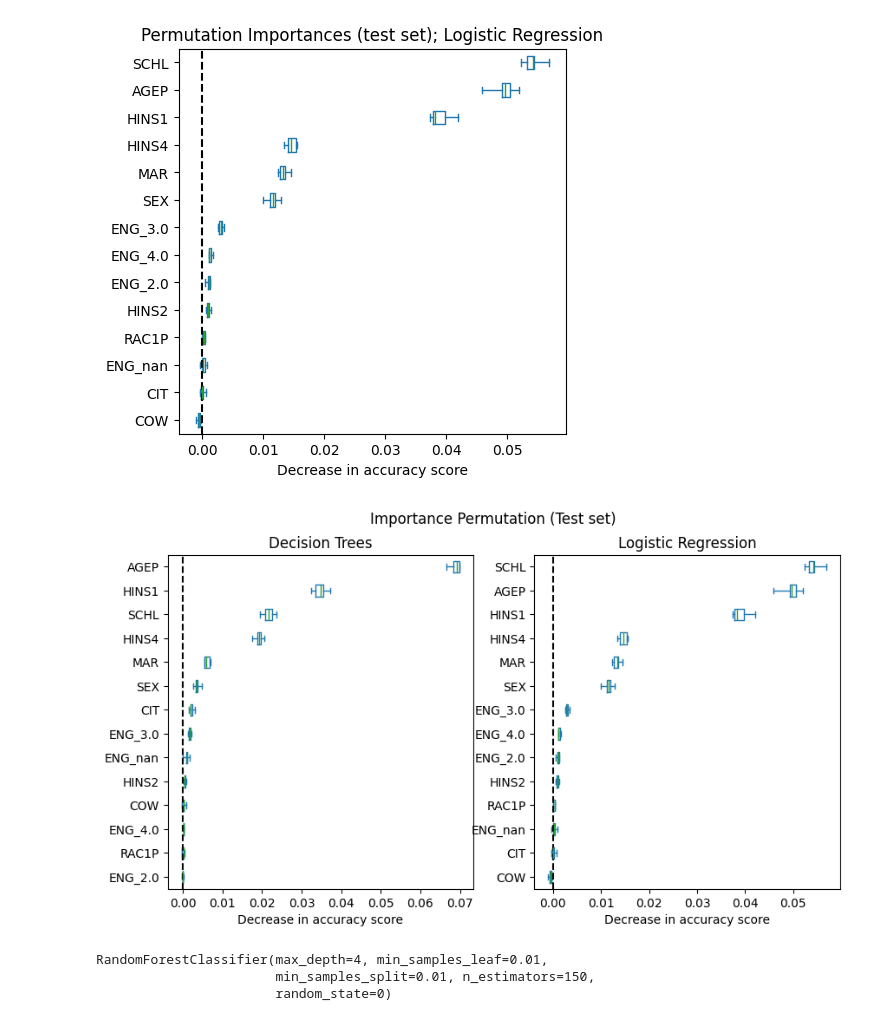
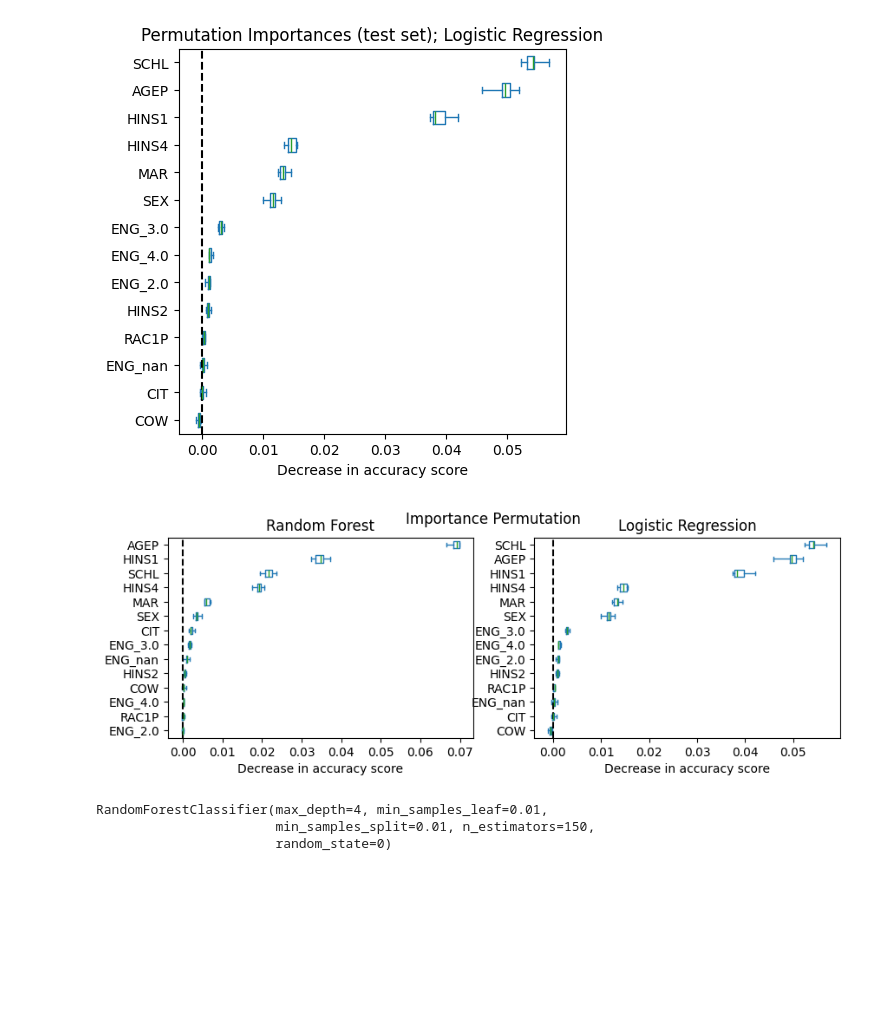
Before and after one commit to PHILIPWins/Algorithmic_Fairness, a Jupyter notebook: Assignment1/afae24-assignment-01-oleg - Philip.ipynb, the cells around one changed output. Saved outputs shown, nothing was run; the diff lists cells and outputs as text; code cells hidden in the pictures; blank space fills up the shorter version.

```diff
--- a/Assignment1/afae24-assignment-01-oleg - Philip.ipynb
+++ b/Assignment1/afae24-assignment-01-oleg - Philip.ipynb
@@ -514,34 +524,34 @@ plt.show()
 # %%
 from sklearn.inspection import permutation_importance
 #LogR = LogisticRegression(max_iter=5000, penalty ="l2", C= 0.8497534359086438, tol = 1e-4, solver = "saga").fit(X_train, y_train)
 #permutation_importance(LogR, X_test, y_test, n_repeats = 30, random_state = 0)
 result = permutation_importance(
     clf, X_test, y_test, n_repeats=10, random_state=42, n_jobs=2
 )
 
 sorted_importances_idx = result.importances_mean.argsort()
 importances = pd.DataFrame(
     result.importances[sorted_importances_idx].T,
     columns=X_train.columns[sorted_importances_idx],
 )
 # Set the figure size
-fig, ax = plt.subplots(1,2,figsize=(10, 5))
+fig, ax = plt.subplots(1,2,figsize=(10, 3))
 
 # Plot the boxplot
 importances.plot.box(ax=ax[0], vert=False, whis=10)
-ax[0].set_title("Decision Trees")
+ax[0].set_title("Random Forest")
 ax[0].axvline(x=0, color="k", linestyle="--")
 ax[0].set_xlabel("Decrease in accuracy score")
 
 importances_log.plot.box(ax=ax[1], vert=False, whis=10)
 ax[1].set_title("Logistic Regression")
 ax[1].axvline(x=0, color="k", linestyle="--")
 ax[1].set_xlabel("Decrease in accuracy score")
 
-fig.suptitle("Importance Permutation (Test set)")
+fig.suptitle("Importance Permutation")
 plt.show()
 # %% [output]
-[figure, old version]
+[figure, new version]
 # %%
 clf
 # %% [output]
```
Also changed, not shown: parts of 20 cells of this notebook.
